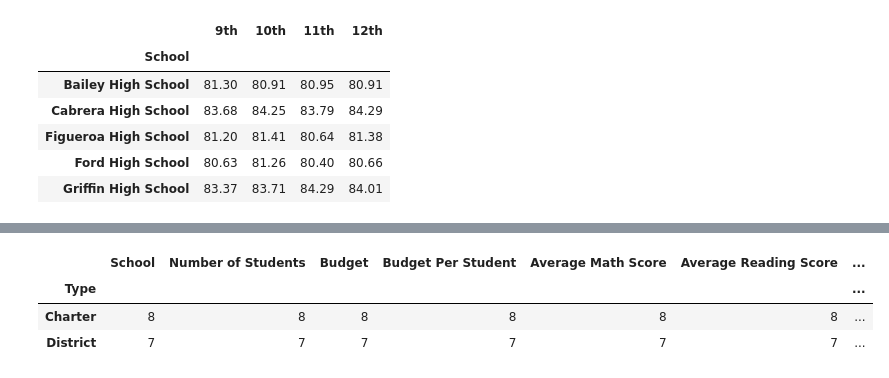
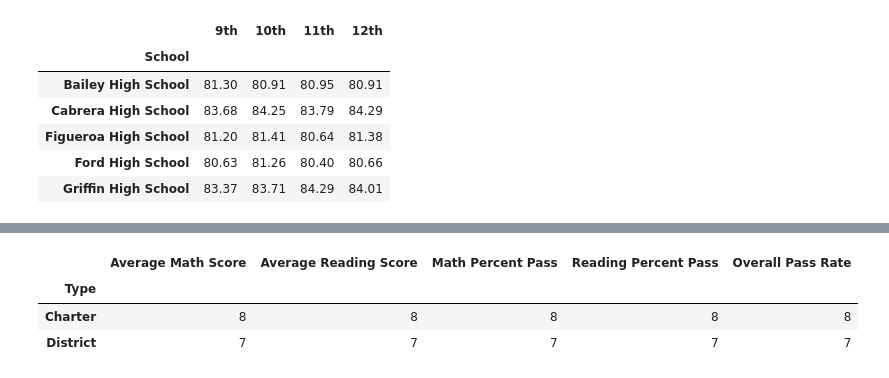
Before and after one commit to coconutpep/PyCity-Schools-Analysis, a Jupyter notebook: PyCitySchools/PyCitySchools.ipynb, the cells around one changed output, grey strips where cells are left out. Drawn from its saved outputs; the diff is of its cells as text; code cells hidden in the pictures.

Commit message:
Removes superfluous data from original set

```diff
--- a/PyCitySchools/PyCitySchools.ipynb
+++ b/PyCitySchools/PyCitySchools.ipynb
@@ -317,21 +317,25 @@ per_school_df_grouped_df
 | Large | 77.06 | 80.92 | 66.47% | 81.06% | ... |
 # %%
 #Scores by School Tye
+
+#Setting up data
 school_by_type_df = data_by_school_df.reset_index()
 school_by_type_df["Average Math Score"] = pd.to_numeric(school_by_type_df["Average Math Score"])
 school_by_type_df["Average Reading Score"] = pd.to_numeric(school_by_type_df["Average Reading Score"])
 school_by_type_df["Math Percent Pass"] = school_by_type_df["Math Percent Pass"].replace({"\%":""}, regex=True)
 school_by_type_df["Reading Percent Pass"] = school_by_type_df["Reading Percent Pass"].replace({"\%":""}, regex=True)
 school_by_type_df["Overall Pass Rate"] = school_by_type_df["Overall Pass Rate"].replace({"\%":""}, regex=True)
 school_by_type_df["Math Percent Pass"] = pd.to_numeric(school_by_type_df["Math Percent Pass"])
 school_by_type_df["Reading Percent Pass"] = pd.to_numeric(school_by_type_df["Reading Percent Pass"])
 school_by_type_df["Overall Pass Rate"] = pd.to_numeric(school_by_type_df["Overall Pass Rate"])
+school_by_type_df = school_by_type_df.drop(["School", "Number of Students", "Budget", "Budget Per Student", "9th", "10th", "11th", "12th"], axis=1)
 #Group schools by type
 school_by_type_grouped = school_by_type_df.groupby("Type")
+
+#Find averages
 school_by_type_grouped.count().head()
-#Reset dtypes
 # %% [output]
-|  | School | Number of Students | Budget | Budget Per Student | Average Math Score | Average Reading Score | ... |
-| Type |  |  |  |  |  |  | ... |
-| Charter | 8 | 8 | 8 | 8 | 8 | 8 | ... |
-| District | 7 | 7 | 7 | 7 | 7 | 7 | ... |
+|  | Average Math Score | Average Reading Score | Math Percent Pass | Reading Percent Pass | Overall Pass Rate |
+| Type |  |  |  |  |  |
+| Charter | 8 | 8 | 8 | 8 | 8 |
+| District | 7 | 7 | 7 | 7 | 7 |
```
